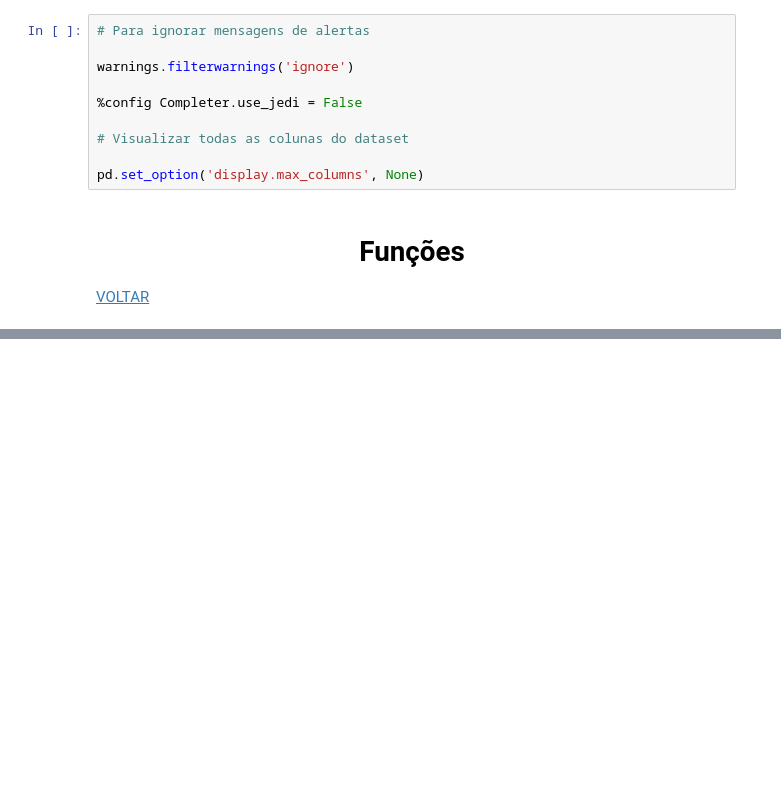
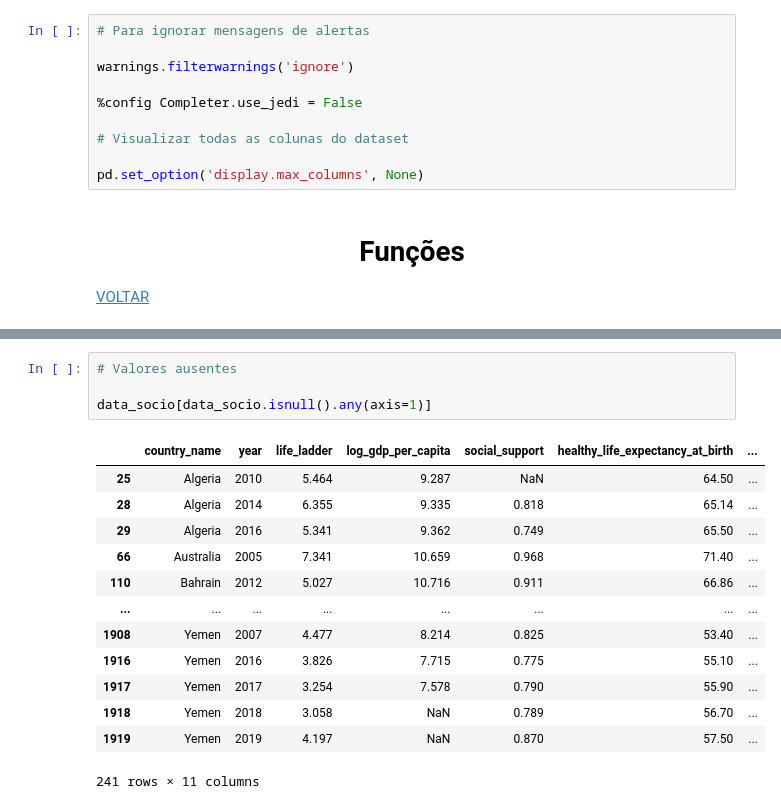
Before and after one commit to anamariapego/AnaliseExploratoria_SocioEconomico, a Jupyter notebook: 02-CodigoFonte/01-Processsamento&EngenhariaDeDados/Processamento&EngenhariaDados.ipynb, the cells around one changed output, grey strips where cells are left out. Saved outputs shown, nothing was run; the diff lists cells and outputs as text; blank space fills up the shorter version.

```diff
--- a/02-CodigoFonte/01-Processsamento&EngenhariaDeDados/Processamento&EngenhariaDados.ipynb
+++ b/02-CodigoFonte/01-Processsamento&EngenhariaDeDados/Processamento&EngenhariaDados.ipynb
@@ -190,0 +146,18 @@ https://www.linkedin.com/pulse/traduzindo-dados-pandasdataframe-com-google-trans
+# %%
+# Valores ausentes
+
+data_socio[data_socio.isnull().any(axis=1)]
+# %% [output]
+|  | country_name | year | life_ladder | log_gdp_per_capita | social_support | healthy_life_expectancy_at_birth | ... |
+| 25 | Algeria | 2010 | 5.464 | 9.287 | NaN | 64.50 | ... |
+| 28 | Algeria | 2014 | 6.355 | 9.335 | 0.818 | 65.14 | ... |
+| 29 | Algeria | 2016 | 5.341 | 9.362 | 0.749 | 65.50 | ... |
+| 66 | Australia | 2005 | 7.341 | 10.659 | 0.968 | 71.40 | ... |
+| 110 | Bahrain | 2012 | 5.027 | 10.716 | 0.911 | 66.86 | ... |
+| ... | ... | ... | ... | ... | ... | ... | ... |
+| 1908 | Yemen | 2007 | 4.477 | 8.214 | 0.825 | 53.40 | ... |
+| 1916 | Yemen | 2016 | 3.826 | 7.715 | 0.775 | 55.10 | ... |
+| 1917 | Yemen | 2017 | 3.254 | 7.578 | 0.790 | 55.90 | ... |
+| 1918 | Yemen | 2018 | 3.058 | NaN | 0.789 | 56.70 | ... |
+| 1919 | Yemen | 2019 | 4.197 | NaN | 0.870 | 57.50 | ... |
+241 rows × 11 columns
```
Also changed, not shown: parts of 48 cells of this notebook.
